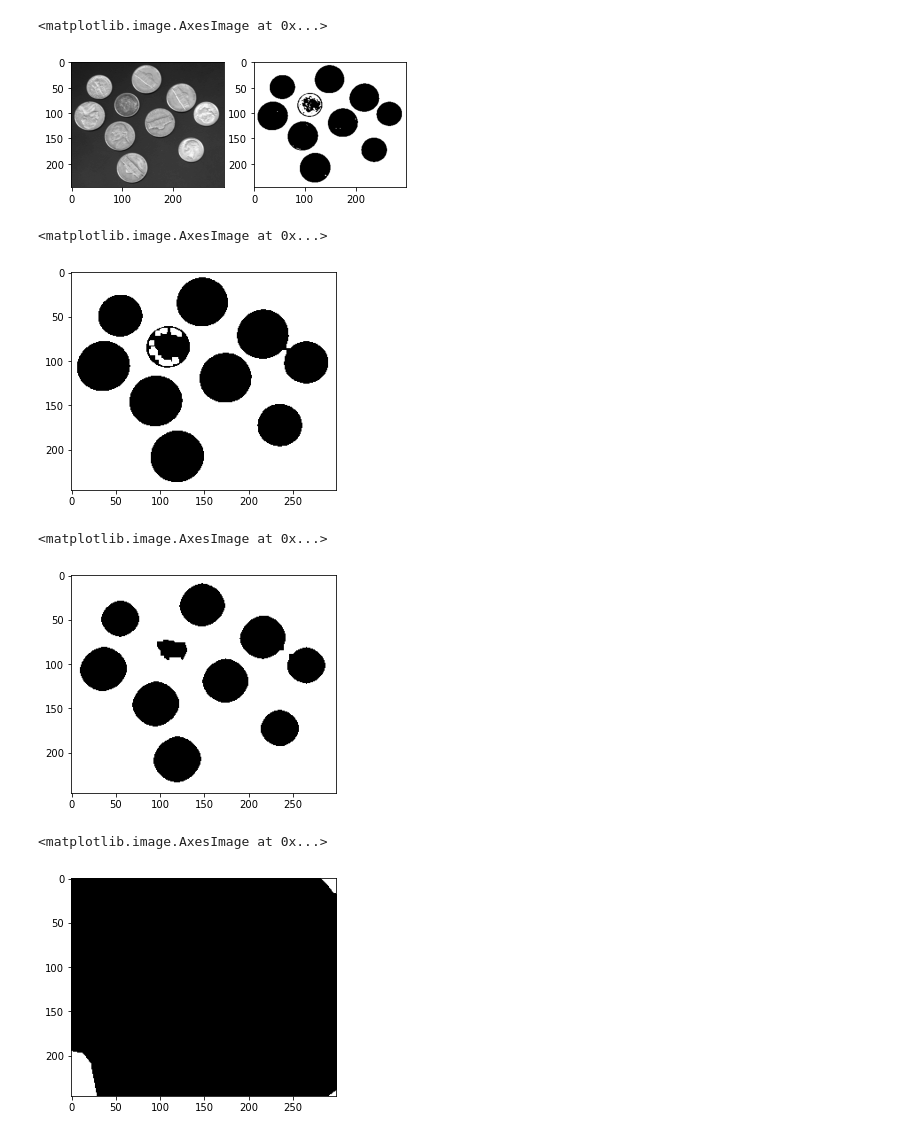
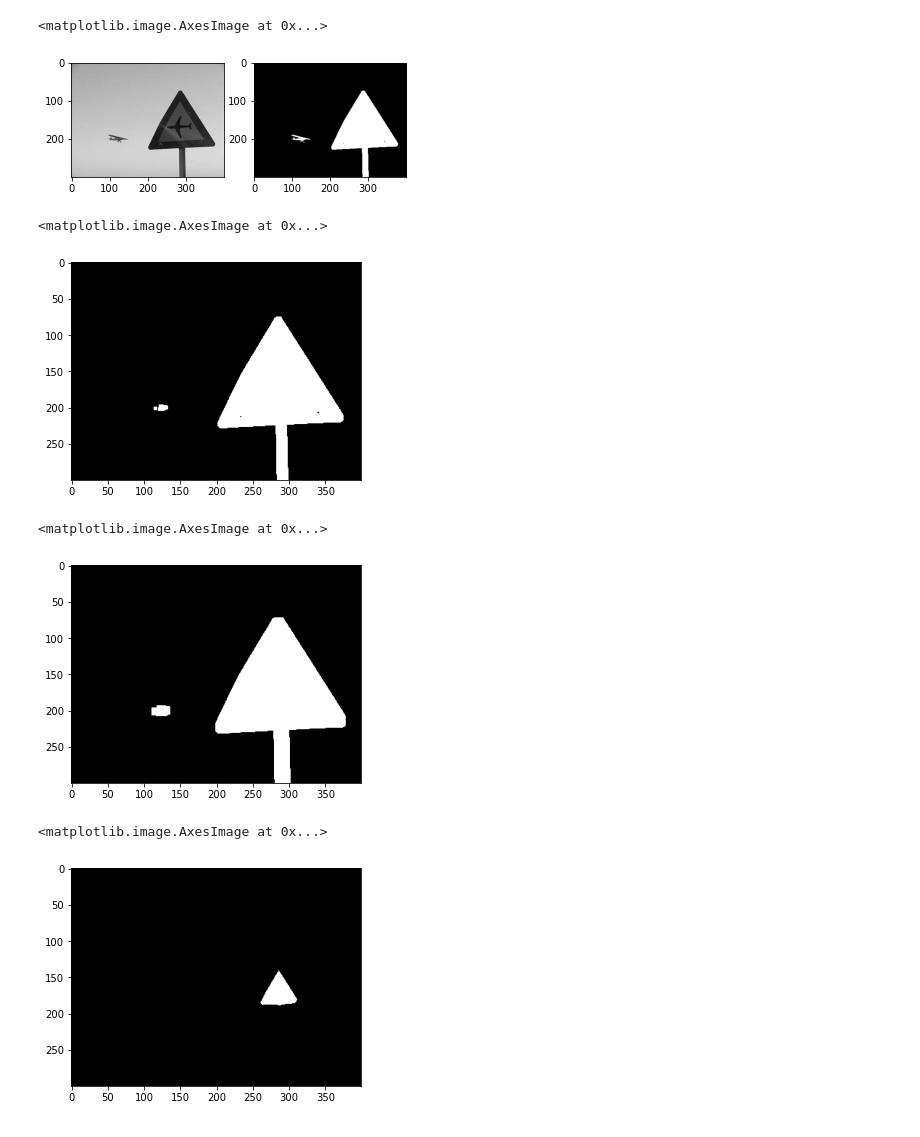
Before and after one commit to Primavera-37/foreground_segmentation, a Jupyter notebook: waterShed.ipynb, the cells around one changed output. Saved outputs shown, nothing was run; the diff lists cells and outputs as text; code cells hidden in the pictures.

```diff
--- a/waterShed.ipynb
+++ b/waterShed.ipynb
@@ -12,16 +12,16 @@ def reverse_value(img):
     return dst
 # %%
 # 利用大津法OTSU进行二值化
-img = cv2.imread("./coins.png")
+img = cv2.imread("./orderedImages/30065.jpg")
 gray = cv2.cvtColor(img,cv2.COLOR_BGR2GRAY)
 ret,thresh = cv2.threshold(gray,0,255,cv2.THRESH_BINARY_INV+cv2.THRESH_OTSU)
 plt.subplot(121)
 plt.imshow(gray,cmap='gray')
 plt.subplot(122)
 plt.imshow(thresh,cmap='gray')
 # %% [output]
 <matplotlib.image.AxesImage at 0x...>
-[figure, old version]
+[figure, new version]
 # %%
 # 去除图像中噪声
 kernel = np.ones((3,3),np.uint8)
@@ -29,14 +29,14 @@ opening = cv2.morphologyEx(thresh,cv2.MORPH_OPEN,kernel,iterations=2)
 plt.imshow(opening,cmap='gray')
 # %% [output]
 <matplotlib.image.AxesImage at 0x...>
-[figure, old version]
+[figure, new version]
 # %%
 # 利用膨胀dilate的方法获得确定的背景
 sure_bg = cv2.dilate(opening,kernel,iterations=3)
 plt.imshow(sure_bg,cmap='gray')
 # %% [output]
 <matplotlib.image.AxesImage at 0x...>
-[figure, old version]
+[figure, new version]
 # %%
 # 获得确定的前景
 dist_transform = cv2.distanceTransform(opening,cv2.DIST_L2,5) # 计算非零点到零点的最近距离
@@ -45,7 +45,7 @@ sure_fg = np.uint8(sure_fg)
 plt.imshow(sure_fg,cmap='gray')
 # %% [output]
 <matplotlib.image.AxesImage at 0x...>
-[figure, old version]
+[figure, new version]
 # %%
 # 利用确定的背景减去前景，得到未知区域
 unknown = cv2.subtract(sure_bg,sure_fg)
```
Also changed, not shown: parts of 2 cells of this notebook, 6 other files.
